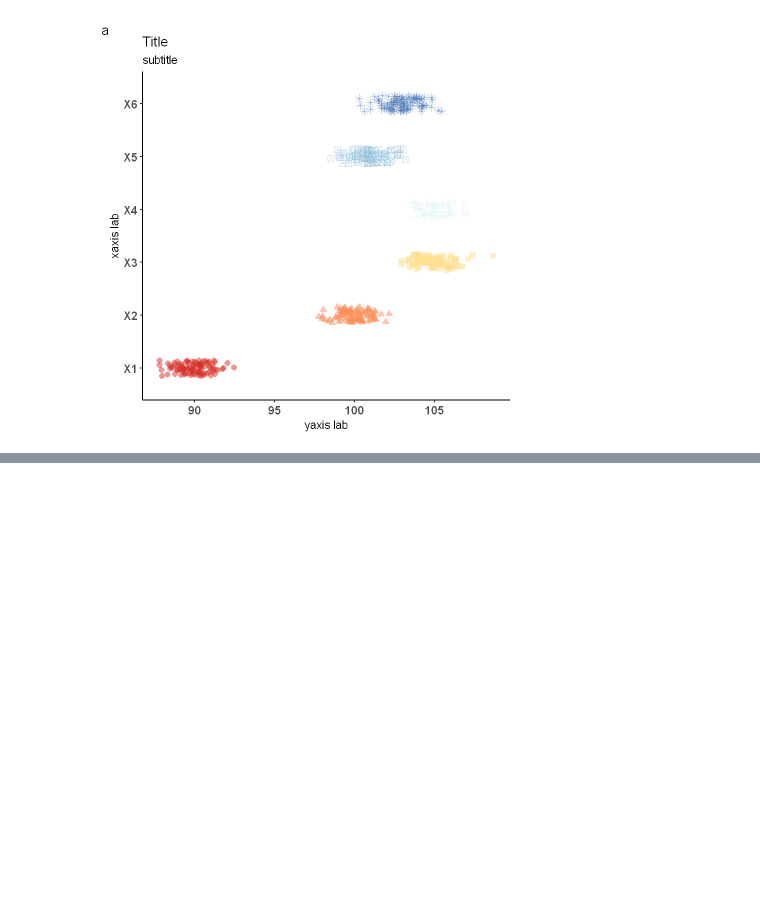
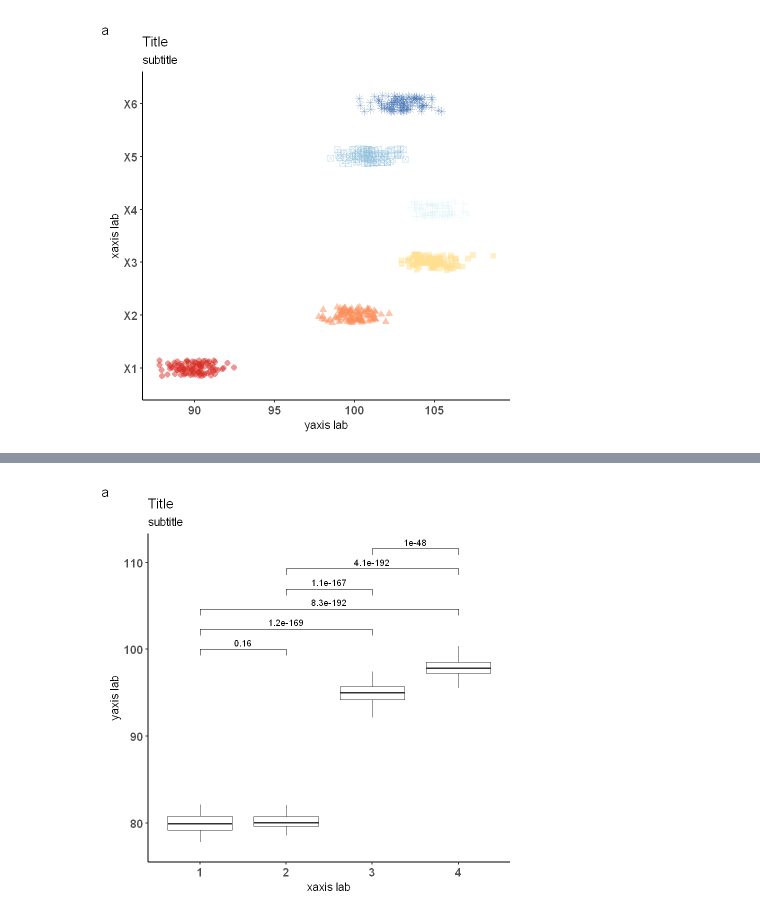
Before and after one commit to jojosgithub/blog, a Jupyter notebook: _notebooks/2021-05-31-ggplot_recipes.ipynb, the cells around one changed output, grey strips where cells are left out. Saved outputs shown, nothing was run; the diff lists cells and outputs as text; code cells hidden in the pictures; blank space fills up the shorter version.

```diff
--- a/_notebooks/2021-05-31-ggplot_recipes.ipynb
+++ b/_notebooks/2021-05-31-ggplot_recipes.ipynb
@@ -80,0 +149,94 @@ Warning message in melt.data.table(dt):
+# %%
+
+library(dplyr)
+library(rstatix)
+#to later use the %>% operator and using a pipe friendly framework to
+#perform t-tests
+
+dat <- genDataset(number_of_rows=100,means=c(80,80,95,98),sds=c(5,5,1,1))
+dat <- data.frame((sapply(dat,c)))
+id <- rownames(dat)
+dat <-  cbind(id=id,dat)
+dt <- data.table(dat)
+
+#we rearrange our table using melt
+dt.melt <- melt(dt)
+colnames(dt.melt) <- c("id","category","var1")
+dt.melt$ncat <- as.numeric(dt.melt$category)
+
+# perform the statistical analysis
+stat.test <- dt.melt %>% t_test(var1 ~ ncat)
+
+#load library
+library(ggpubr)
+
+
+
+maxy <- round(max(dt.melt$var1))
+
+
+#for creating the boxolot we convert ncat as factor
+base2 <- ggplot(dt.melt, aes(x=factor(ncat), y=var1)) +
+		labs(title = "Title",
+			 x     = "xaxis lab",
+             y     = "yaxis lab",
+             subtitle = "subtitle",
+             tag = "a")     				 +
+		     theme_classic(base_size = 14)		 +
+			 theme(legend.position = "none",
+			 axis.text.x = element_text(size=14,face="bold"),
+			 axis.text.y = element_text(size=14,face="bold"))
+
+pbox <- base2 + geom_boxplot(alpha = 0)
+
+#Since we don't want the bracked to be colored we need to prepare
+#the colored boxplot BEFORE applying the brackets
+
+pbox_sequential  <- pbox + aes(color = factor(ncat)) + 	scale_color_brewer(palette="Reds")
+pbox_diverging   <- pbox + aes(color = factor(ncat)) + 	scale_color_brewer(palette="RdGy")
+pbox_qualitative <- pbox + aes(color = factor(ncat)) + 	scale_color_brewer(palette="RdYlBu")
+
+p5  <- pbox + geom_bracket(
+    aes(xmin = group1, xmax = group2, label = signif(p, 2)),
+    data = stat.test, y.position = maxy, step.increase = 0.1
+  )
+
+#we need to specify that we do not want to inherit.aes
+
+p5_sequential <- pbox_sequential + geom_bracket( inherit.aes = FALSE,
+	aes(
+	xmin = group1,
+	xmax = group2,
+	label = signif(p, 2)),
+    data = stat.test,
+	y.position = maxy,
+	step.increase = 0.1)
+
+
+p5_diverging <- pbox_diverging + geom_bracket( inherit.aes = FALSE,
+	aes(
+	xmin = group1,
+	xmax = group2,
+	label = signif(p, 2)),
+    data = stat.test,
+	y.position = maxy,
+	step.increase = 0.1
+	)
+
+
+p5_qualitative <- pbox_qualitative + geom_bracket( inherit.aes = FALSE,
+	aes(
+	xmin = group1,
+	xmax = group2,
+	label = signif(p, 2)),
+    data = stat.test,
+	y.position = maxy,
+	step.increase = 0.1
+	)
+
+
+
+p5
+
+p5_sequential
+# %% [output]
@@ -80,0 +245 @@ Warning message in melt.data.table(dt):
+[figure, added]
```
Also changed, not shown: parts of 3 cells of this notebook.
